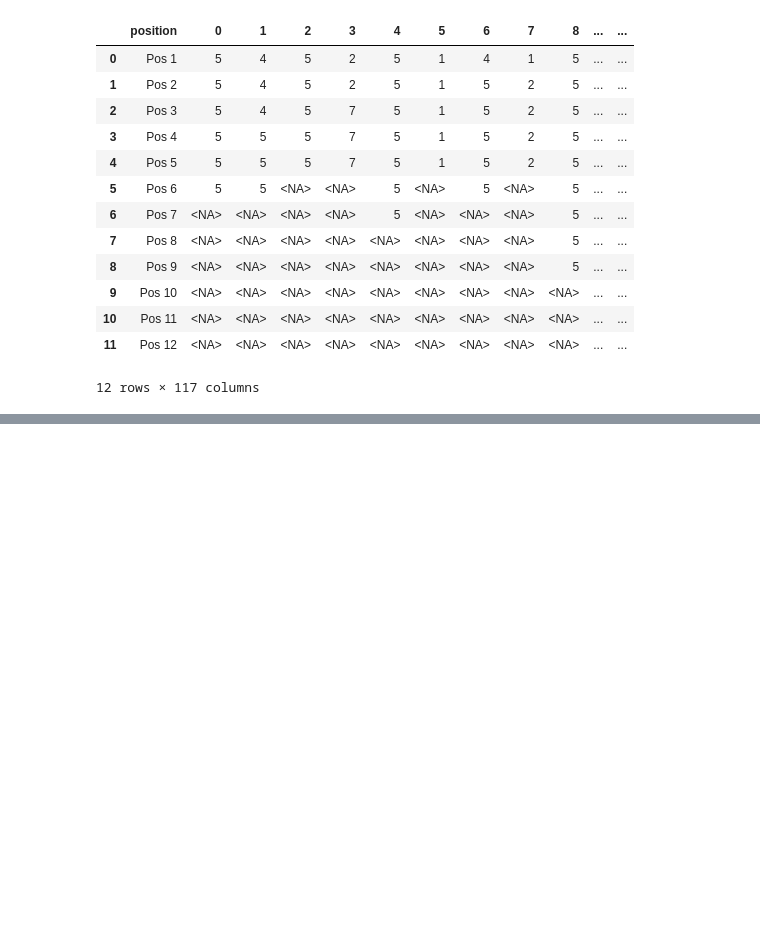
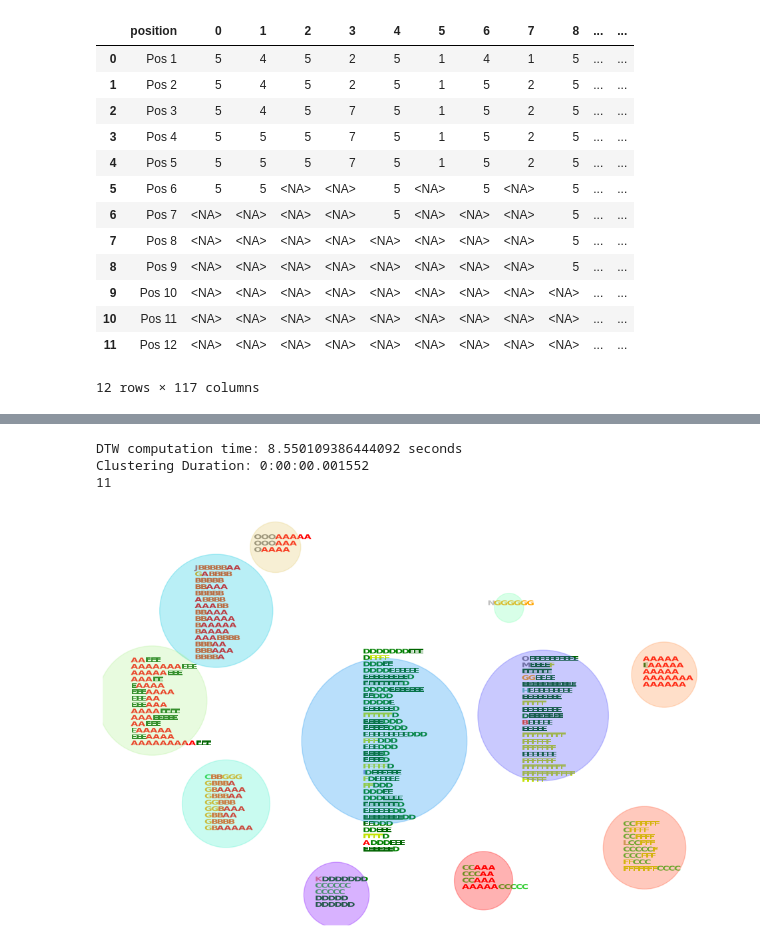
Before and after one commit to caocao0525/ChromBERT, a Jupyter notebook: colab/ChromBERT_on_Colab.ipynb, the cells around one changed output, grey strips where cells are left out. Drawn from its saved outputs; the diff is of its cells as text; code cells hidden in the pictures; blank space fills up the shorter version.

```diff
--- a/colab/ChromBERT_on_Colab.ipynb
+++ b/colab/ChromBERT_on_Colab.ipynb
@@ -1344,0 +1220,7 @@ This streamlined process allows for the effective identification and analysis of
+# %%
+crb_test.motif_init2cluster_vis(input_path='/content/init_df.csv', categorical=False, n_clusters=11, fillna_method="ffill", linkage_method="complete", random_state=2, font_scale=0.0035,font_v_scale=10, fig_w=12, fig_h=8, node_size=1000, node_dist=0.05)
+# %% [output]
+DTW computation time: 8.550109386444092 seconds
+Clustering Duration: 0:00:00.001552
+11
+[figure, added]
```
Also changed, not shown: parts of 27 cells of this notebook.
